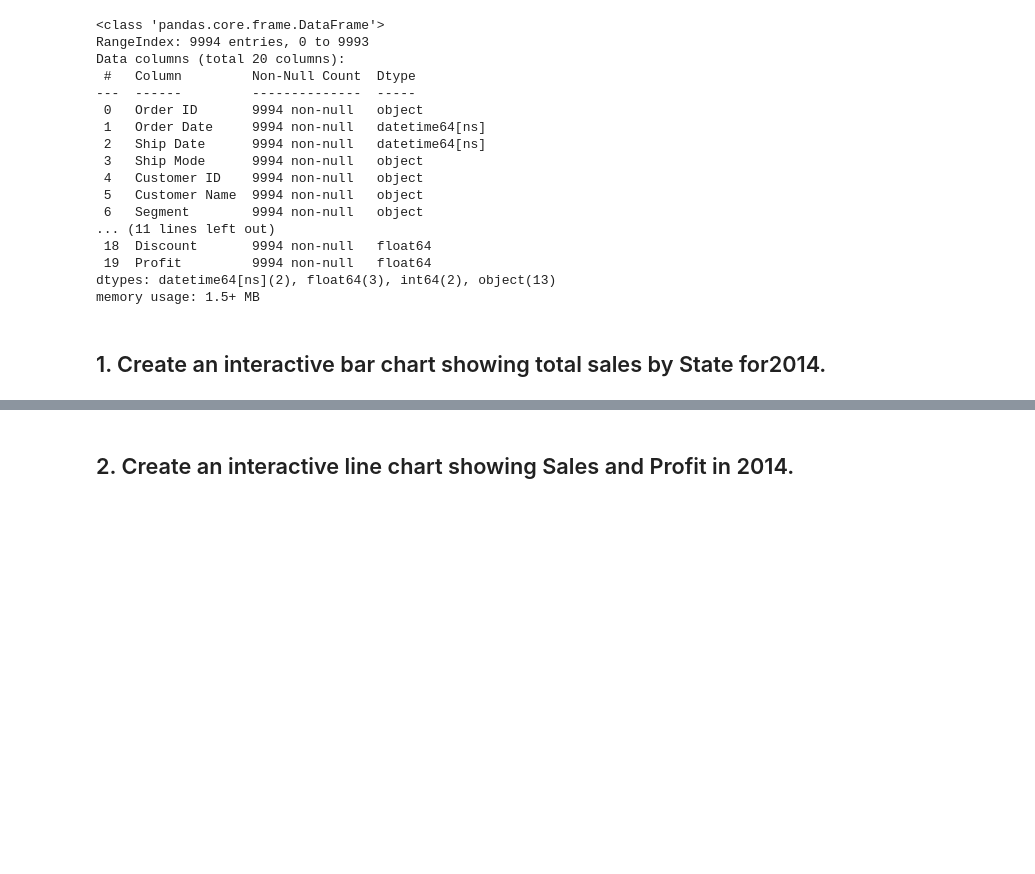
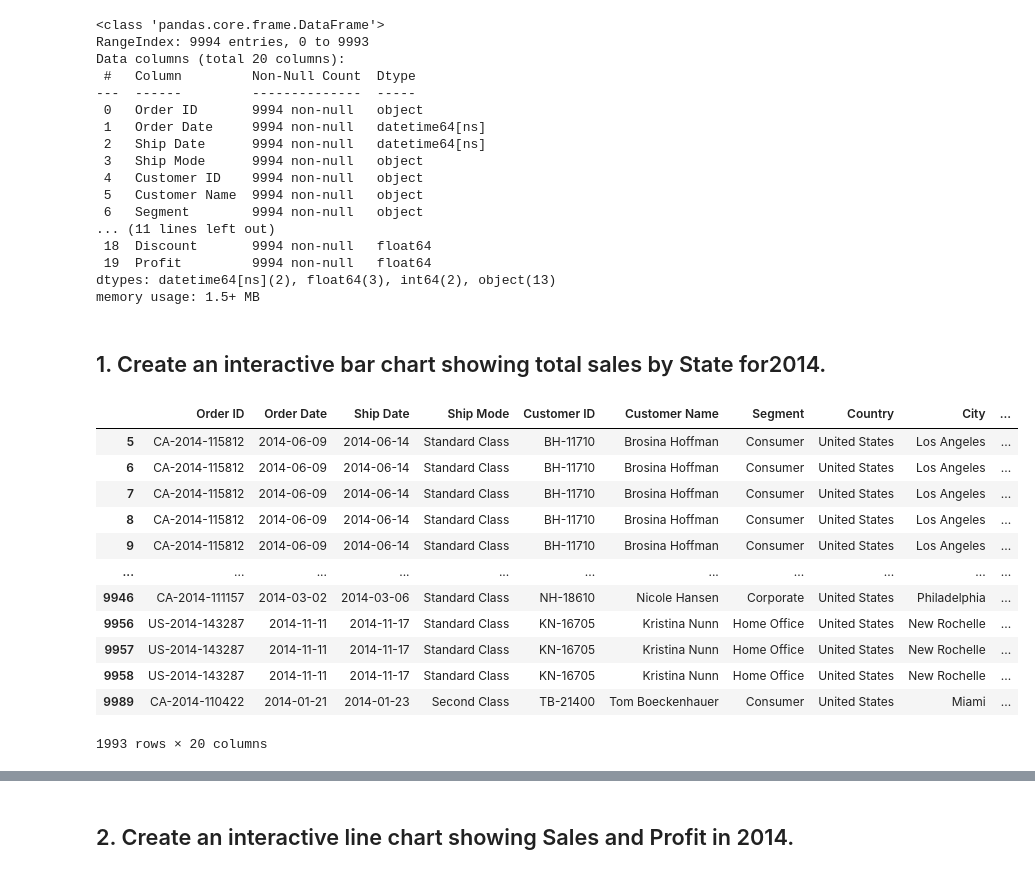
Before and after one commit to CarlosDiazGirol/thebridgedsftsep20, a Jupyter notebook: 2-Data Analysis/3-Visualizacion/3-Plotly/Ejercicio Plotly.ipynb, the cells around one changed output, grey strips where cells are left out. Cells and saved outputs as stored; diff of their text form; code cells hidden in the pictures; blank space fills up the shorter version.

```diff
--- a/2-Data Analysis/3-Visualizacion/3-Plotly/Ejercicio Plotly.ipynb
+++ b/2-Data Analysis/3-Visualizacion/3-Plotly/Ejercicio Plotly.ipynb
@@ -34,3 +34,20 @@ dtypes: datetime64[ns](2), float64(3), int64(2), object(13)
 memory usage: 1.5+ MB
 # %% [markdown]
 ## 1. Create an interactive bar chart showing total sales by State for2014.
+# %%
+df2014 = df[df["Order Date"].dt.year==2014]
+df2014
+# %% [output]
+|  | Order ID | Order Date | Ship Date | Ship Mode | Customer ID | Customer Name | Segment | Country | City | ... |
+| 5 | CA-2014-115812 | 2014-06-09 | 2014-06-14 | Standard Class | BH-11710 | Brosina Hoffman | Consumer | United States | Los Angeles | ... |
+| 6 | CA-2014-115812 | 2014-06-09 | 2014-06-14 | Standard Class | BH-11710 | Brosina Hoffman | Consumer | United States | Los Angeles | ... |
+| 7 | CA-2014-115812 | 2014-06-09 | 2014-06-14 | Standard Class | BH-11710 | Brosina Hoffman | Consumer | United States | Los Angeles | ... |
+| 8 | CA-2014-115812 | 2014-06-09 | 2014-06-14 | Standard Class | BH-11710 | Brosina Hoffman | Consumer | United States | Los Angeles | ... |
+| 9 | CA-2014-115812 | 2014-06-09 | 2014-06-14 | Standard Class | BH-11710 | Brosina Hoffman | Consumer | United States | Los Angeles | ... |
+| ... | ... | ... | ... | ... | ... | ... | ... | ... | ... | ... |
+| 9946 | CA-2014-111157 | 2014-03-02 | 2014-03-06 | Standard Class | NH-18610 | Nicole Hansen | Corporate | United States | Philadelphia | ... |
+| 9956 | US-2014-143287 | 2014-11-11 | 2014-11-17 | Standard Class | KN-16705 | Kristina Nunn | Home Office | United States | New Rochelle | ... |
+| 9957 | US-2014-143287 | 2014-11-11 | 2014-11-17 | Standard Class | KN-16705 | Kristina Nunn | Home Office | United States | New Rochelle | ... |
+| 9958 | US-2014-143287 | 2014-11-11 | 2014-11-17 | Standard Class | KN-16705 | Kristina Nunn | Home Office | United States | New Rochelle | ... |
+| 9989 | CA-2014-110422 | 2014-01-21 | 2014-01-23 | Second Class | TB-21400 | Tom Boeckenhauer | Consumer | United States | Miami | ... |
+1993 rows × 20 columns
```
Also changed, not shown: parts of 2 cells of this notebook, 2 other files.
